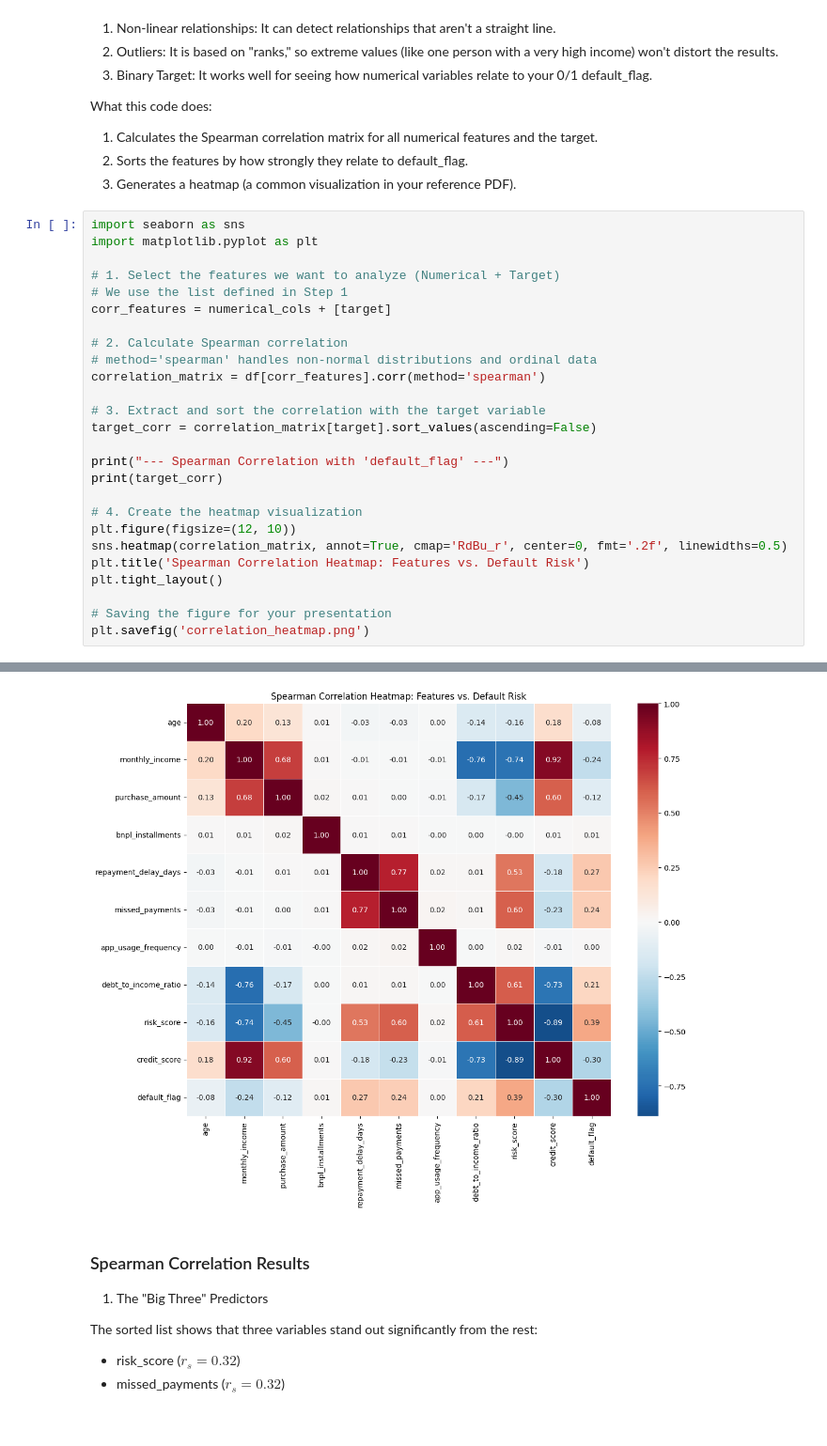
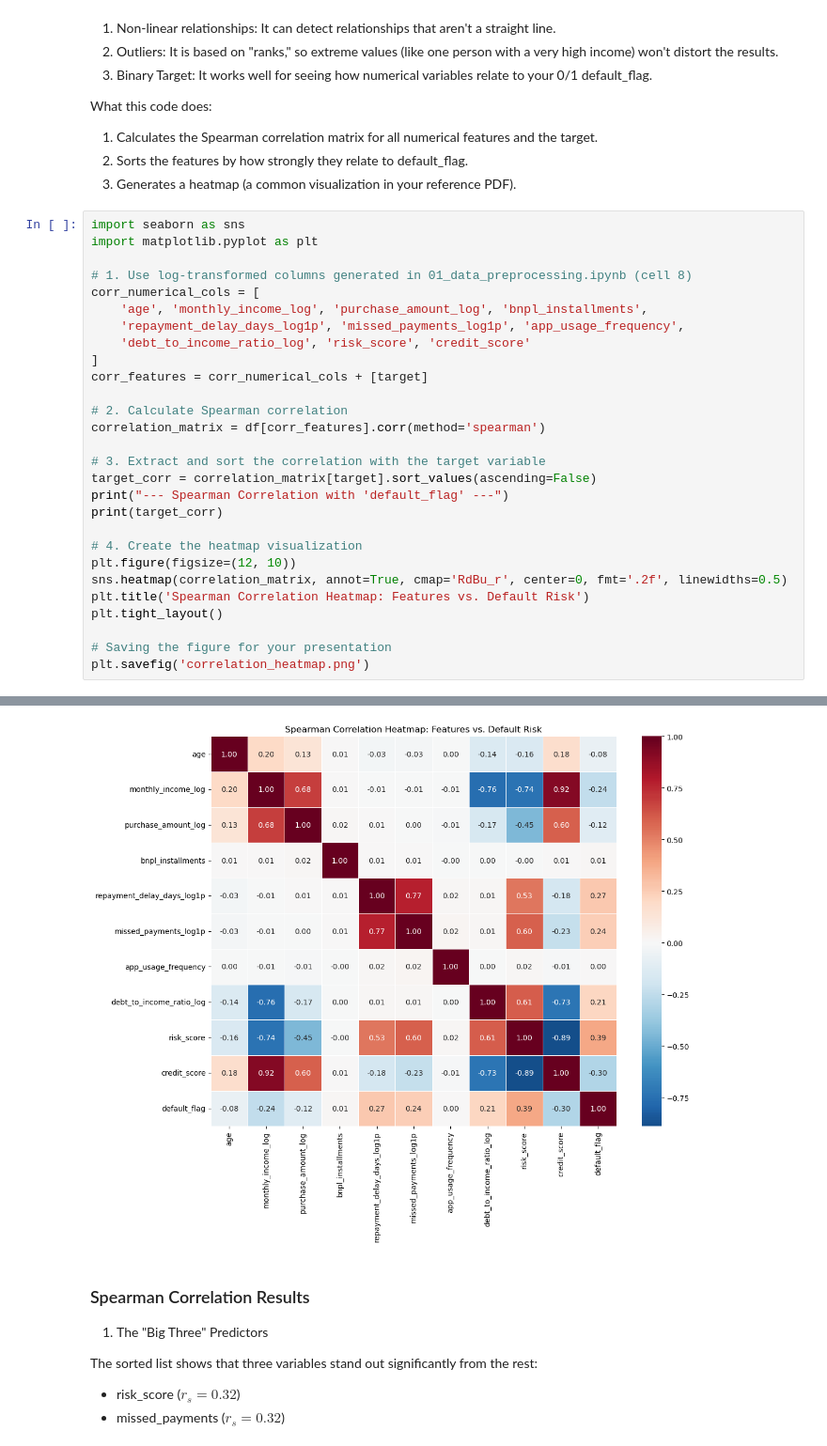
Before and after one commit to BobbleUnderBox/DataMiningG1FinalProject, a Jupyter notebook: notebooks/03_statistical_methods.ipynb, the cells around one changed output, grey strips where cells are left out. Shown at 94% size. Cells and saved outputs as stored; diff of their text form.

```diff
--- a/notebooks/03_statistical_methods.ipynb
+++ b/notebooks/03_statistical_methods.ipynb
@@ -197,17 +180,19 @@ What this code does:
 import seaborn as sns
 import matplotlib.pyplot as plt
 
-# 1. Select the features we want to analyze (Numerical + Target)
-# We use the list defined in Step 1
-corr_features = numerical_cols + [target]
+# 1. Use log-transformed columns generated in 01_data_preprocessing.ipynb (cell 8)
+corr_numerical_cols = [
+    'age', 'monthly_income_log', 'purchase_amount_log', 'bnpl_installments',
+    'repayment_delay_days_log1p', 'missed_payments_log1p', 'app_usage_frequency',
+    'debt_to_income_ratio_log', 'risk_score', 'credit_score'
+]
+corr_features = corr_numerical_cols + [target]
 
 # 2. Calculate Spearman correlation
-# method='spearman' handles non-normal distributions and ordinal data
 correlation_matrix = df[corr_features].corr(method='spearman')
 
 # 3. Extract and sort the correlation with the target variable
 target_corr = correlation_matrix[target].sort_values(ascending=False)
-
 print("--- Spearman Correlation with 'default_flag' ---")
 print(target_corr)
 
@@ -235,5 +220,5 @@ credit_score           -0.302947
 Name: default_flag, dtype: float64
-[figure, old version]
+[figure, new version]
 # %% [markdown]
 ### Spearman Correlation Results
 
```
Also changed, not shown: parts of 3 cells of this notebook, 1 other file.
